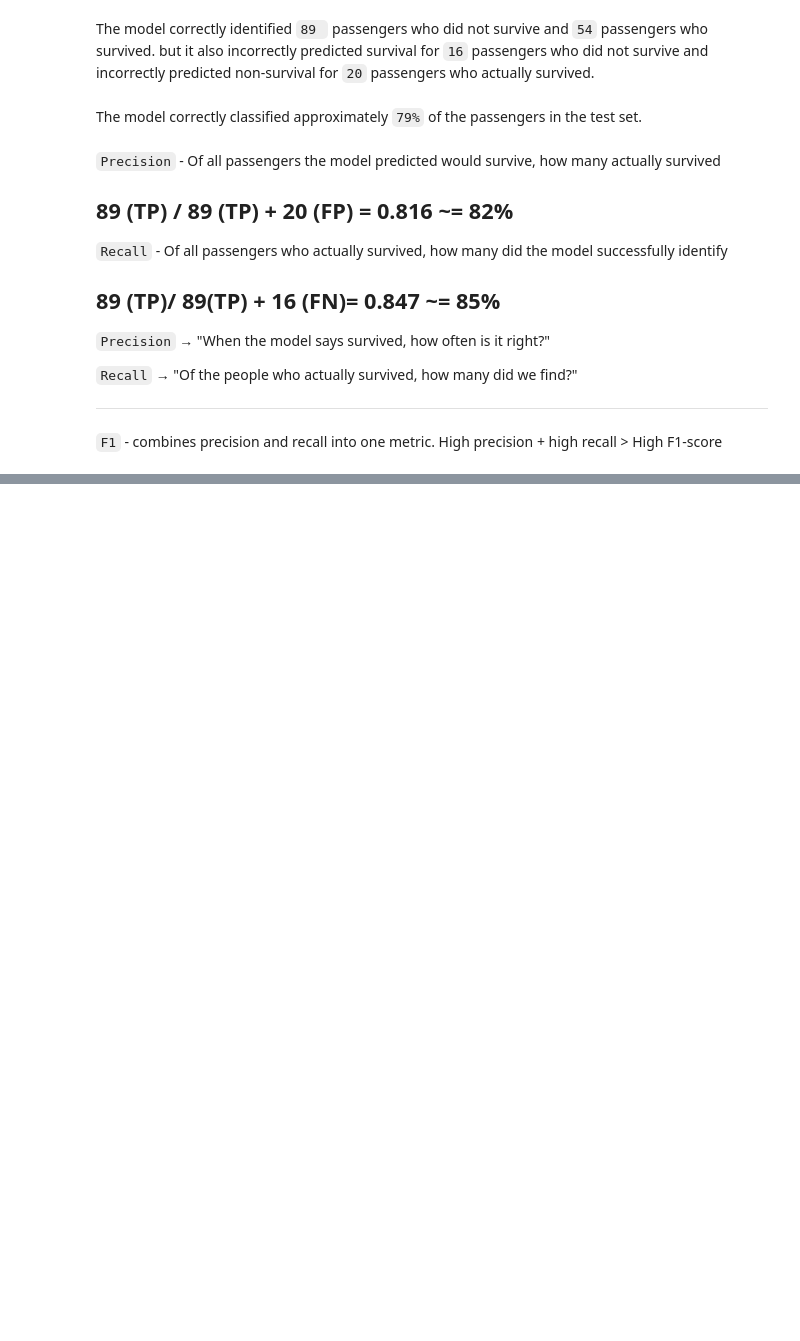
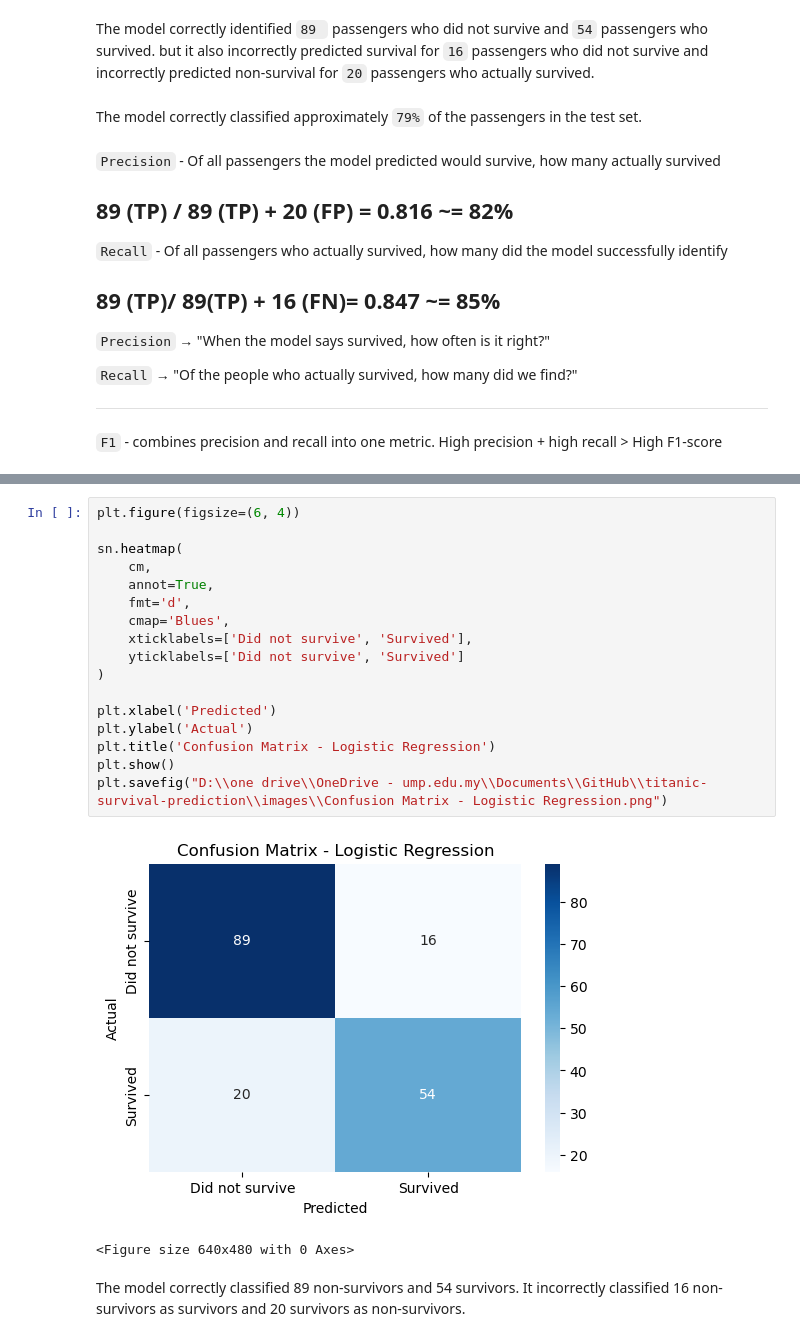
Before and after one commit to ashraf100H/titanic-survival-prediction, a Jupyter notebook: notebook/titanic_analysis.ipynb, the cells around one changed output, grey strips where cells are left out. Cells and saved outputs as stored; diff of their text form; blank space fills up the shorter version.

Commit message:
visualize the confusion matrix

```diff
--- a/notebook/titanic_analysis.ipynb
+++ b/notebook/titanic_analysis.ipynb
@@ -759,0 +778,22 @@ The model correctly classified approximately `79%` of the passengers in the test
+# %%
+plt.figure(figsize=(6, 4))
+
+sn.heatmap(
+    cm,
+    annot=True,
+    fmt='d',
+    cmap='Blues',
+    xticklabels=['Did not survive', 'Survived'],
+    yticklabels=['Did not survive', 'Survived']
+)
+
+plt.xlabel('Predicted')
+plt.ylabel('Actual')
+plt.title('Confusion Matrix - Logistic Regression')
+plt.show()
+plt.savefig("D:\\one drive\\OneDrive - ump.edu.my\\Documents\\GitHub\\titanic-survival-prediction\\images\\Confusion Matrix - Logistic Regression.png")
+# %% [output]
+[figure, added]
+<Figure size 640x480 with 0 Axes>
+# %% [markdown]
+The model correctly classified 89 non-survivors and 54 survivors. It incorrectly classified 16 non-survivors as survivors and 20 survivors as non-survivors.
```
Also changed, not shown: parts of 3 cells of this notebook, 1 other file.
